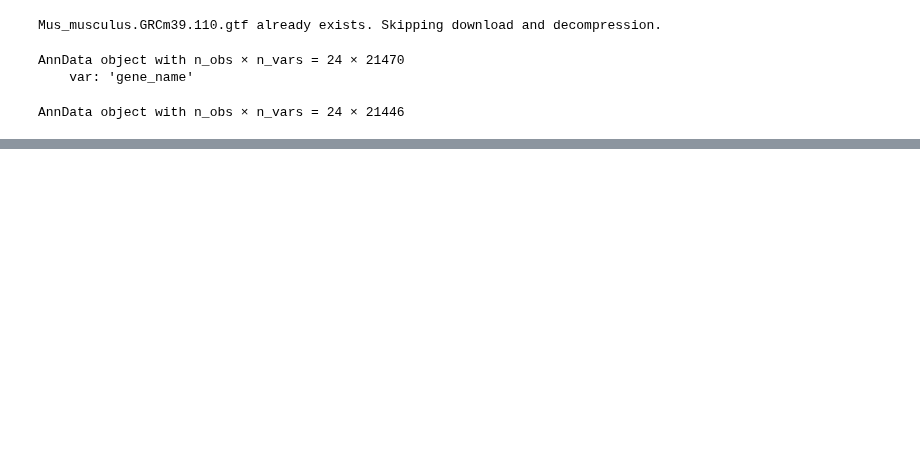
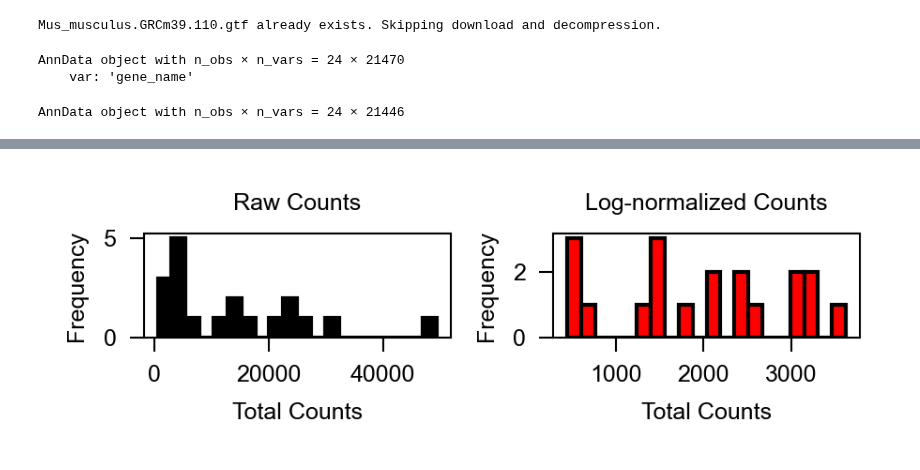
Before and after one commit to dtabuena/Workshop, a Jupyter notebook: PatchSeq_Pilot_scAnalysis.ipynb, the cells around one changed output, grey strips where cells are left out. Saved outputs shown, nothing was run; the diff lists cells and outputs as text; code cells hidden in the pictures; blank space fills up the shorter version.

```diff
--- a/PatchSeq_Pilot_scAnalysis.ipynb
+++ b/PatchSeq_Pilot_scAnalysis.ipynb
@@ -138,20 +153,13 @@ def consolidate_counts_by_gene(adata):
 
     return adata_consolidated
 # %%
-# Paths to your files
-os.chdir(r'D:\Dropbox (Gladstone)\Gladstone Dropbox\Dennis Tabuena\0_Projects\_ApoE Patch Seq\pilot_patchseq\analysis_workspace')
-counts_file = r"D:\Dropbox (Gladstone)\Gladstone Dropbox\Dennis Tabuena\0_Projects\_ApoE Patch Seq\pilot_patchseq\counts.STAR.MOUSE.txt"
-
-# Define paths and URLs for the GTF file
-gtf_url = 'ftp://ftp.ensembl.org/pub/release-110/gtf/mus_musculus/Mus_musculus.GRCm39.110.gtf.gz'
-gtf_file = 'Mus_musculus.GRCm39.110.gtf.gz'
 
 # Decompress and create the Ensembl to Gene mapping
 decompressed_file = download_and_decompress_gtf(gtf_url, gtf_file)
 
 # Load the AnnData object
 patchseq_pilot_df = pd.read_csv(counts_file, sep='\t', index_col=0)
-patchseq_pilotadata = sc.AnnData(X=patchseq_pilot_df.values,
+patchseq_pilot_adata = sc.AnnData(X=patchseq_pilot_df.values,
                    obs=pd.DataFrame(index=patchseq_pilot_df.index),
                    var=pd.DataFrame(index=patchseq_pilot_df.columns)).T
 
@@ -160,7 +168,7 @@ ensembl_to_gene, df = create_ensembl_to_gene_mapping(decompressed_file)
 # display(df)
 
 # Add gene names as metadata
-patchseq_pilotadata = add_gene_names_metadata(patchseq_pilotadata, ensembl_to_gene)
+patchseq_pilot_adata = add_gene_names_metadata(patchseq_pilot_adata, ensembl_to_gene)
 
 # Load coding genes
 coding_genes_csv = 'mmusculus_coding_noncoding.csv'
@@ -168,12 +176,12 @@ coding_genes = load_coding_genes(coding_genes_csv)
 # display(coding_genes)
 
 # Filter out non-coding genes
-patchseq_pilotadata_filt= filter_noncoding_genes(patchseq_pilotadata, coding_genes)
-display(patchseq_pilotadata_filt)
+patchseq_pilot_adata_filt= filter_noncoding_genes(patchseq_pilot_adata, coding_genes)
+display(patchseq_pilot_adata_filt)
 
 # Consolidate counts by gene
-consolidated_adata_cons = consolidate_counts_by_gene(patchseq_pilotadata_filt)
-display(consolidated_adata_cons)
+patchseq_pilot_adata_cons = consolidate_counts_by_gene(patchseq_pilot_adata_filt)
+display(patchseq_pilot_adata_cons)
 # %% [output]
 Mus_musculus.GRCm39.110.gtf already exists. Skipping download and decompression.
 AnnData object with n_obs × n_vars = 24 × 21470
@@ -181,0 +307,38 @@ AnnData object with n_obs × n_vars = 24 × 21446
+# %%
+"""
+Log & Normalize Counts
+"""
+patchseq_pilot_adata_norm = patchseq_pilot_adata_qc.copy()
+
+# Normalize the data to total counts per cell
+sc.pp.normalize_total(patchseq_pilot_adata_norm, target_sum=1e4)
+
+# Log-transform the normalized data
+sc.pp.log1p(patchseq_pilot_adata_norm)
+
+# Extract counts for plotting
+raw_counts = patchseq_pilot_adata_qc.X.sum(axis=1).flatten()
+log_normalized_counts = patchseq_pilot_adata_norm.X.sum(axis=1).flatten()
+
+fig, ax = plt.subplots(1,2,figsize=(3,1))
+
+# Plot raw counts
+ax[0].hist(raw_counts, bins=20, color='k', edgecolor='k')
+ax[0].set_title('Raw Counts')
+ax[0].set_xlabel('Total Counts')
+ax[0].set_ylabel('Frequency')
+
+# Plot log-normalized counts
+ax[1].hist(log_normalized_counts, bins=20, color='r', edgecolor='black')
+ax[1].set_title('Log-normalized Counts')
+ax[1].set_xlabel('Total Counts')
+ax[1].set_ylabel('Frequency')
+
+# Adjust layout
+plt.tight_layout()
+
+# Save or show the figure
+plt.savefig('histograms.png')  # Save as a PNG file
+plt.show()  # Display the figure
+# %% [output]
+[figure, added]
```
Also changed, not shown: parts of 17 cells of this notebook.
